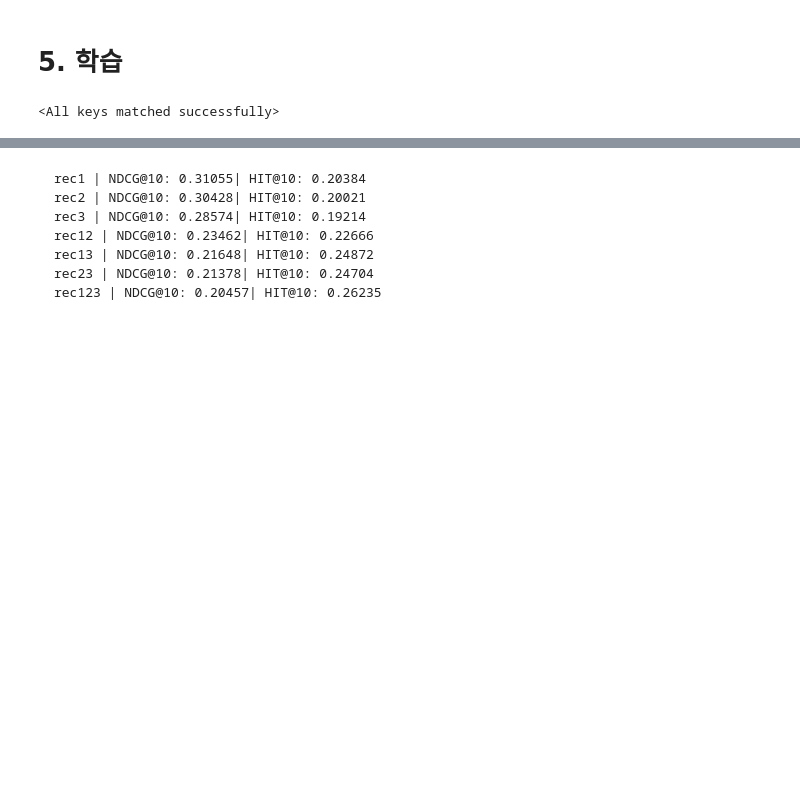
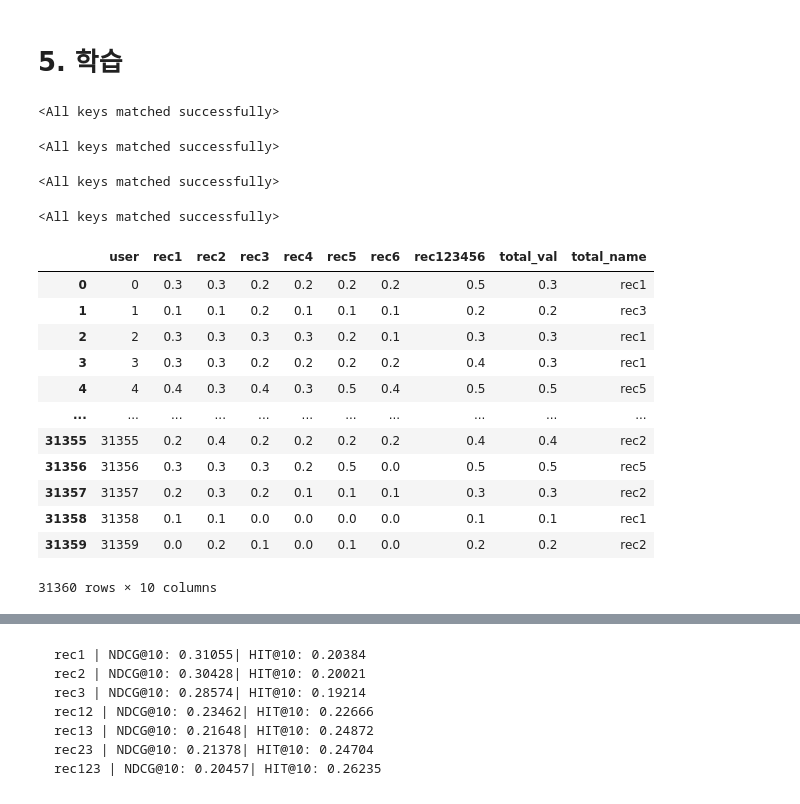
Before and after one commit to boostcampaitech3/level2-movie-recommendation-level2-recsys-05, a Jupyter notebook: jupyter/Ensembel.ipynb, the cells around one changed output, grey strips where cells are left out. Drawn from its saved outputs; the diff is of its cells as text; code cells hidden in the pictures; blank space fills up the shorter version.

```diff
--- a/jupyter/Ensembel.ipynb
+++ b/jupyter/Ensembel.ipynb
@@ -601,4 +822,28 @@ model3 = RecVAE(
 model3.load_state_dict(torch.load(os.path.join(config.model_path, 'RecVAE_v3.pt')))
 # %% [output]
 <All keys matched successfully>
+# %%
+model4 = AutoRec(
+    num = make_matrix_data_set.num_item,
+    num_factor = 64).to(device)
+
+model4.load_state_dict(torch.load(os.path.join(config.model_path, 'AutoRec_v1.pt')))
+# %% [output]
+<All keys matched successfully>
+# %%
+model5 = MultiDAE(
+    p_dims = [100, 200, 400] + [make_matrix_data_set.num_item],
+    dropout_rate = 0.5).to(device)
+
+model5.load_state_dict(torch.load(os.path.join(config.model_path, 'Multi-DAE_v1.pt')))
+# %% [output]
+<All keys matched successfully>
+# %%
+model6 = MultiVAE(
+    p_dims = [100, 200, 400] + [make_matrix_data_set.num_item],
+    dropout_rate = 0.5).to(device)
+
+model6.load_state_dict(torch.load(os.path.join(config.model_path, 'Multi-VAE_v1.pt')))
+# %% [output]
+<All keys matched successfully>
 # %%
@@ -611,3 +859,36 @@ total_evaluate(
     user_valid = user_valid,
     candidate_cnt = 10,
     )
+# %%
+# 유저들 마다 rec1 or rec2 or rec3 or ranking 등 맞는 방법에 따라사 추천을 해주는 것도 좋은 방법이 될 수 있음
+
+new_df = pd.DataFrame(df)
+
+def get_total_name(x):
+    val_list = [x['rec1'], x['rec2'], x['rec3'], x['rec4'], x['rec5'] , x['rec6']]
+    max_val = max(val_list)
+    val_idx = val_list.index(max_val)
+    if val_idx == 0 : return 'rec1'
+    elif val_idx == 1 : return 'rec2'
+    elif val_idx == 2 : return 'rec3'
+    elif val_idx == 3 : return 'rec4'
+    elif val_idx == 4 : return 'rec5'
+    elif val_idx == 5 : return 'rec6'
+
+new_df['total_val'] = new_df.apply(lambda x: max(x['rec1'], x['rec2'], x['rec3'], x['rec4'], x['rec5'] , x['rec6']), axis = 1)
+new_df['total_name'] = new_df.apply(lambda x: get_total_name(x), axis = 1)
+new_df
+# %% [output]
+|  | user | rec1 | rec2 | rec3 | rec4 | rec5 | rec6 | rec123456 | total_val | total_name |
+| 0 | 0 | 0.3 | 0.3 | 0.2 | 0.2 | 0.2 | 0.2 | 0.5 | 0.3 | rec1 |
+| 1 | 1 | 0.1 | 0.1 | 0.2 | 0.1 | 0.1 | 0.1 | 0.2 | 0.2 | rec3 |
+| 2 | 2 | 0.3 | 0.3 | 0.3 | 0.3 | 0.2 | 0.1 | 0.3 | 0.3 | rec1 |
+| 3 | 3 | 0.3 | 0.3 | 0.2 | 0.2 | 0.2 | 0.2 | 0.4 | 0.3 | rec1 |
+| 4 | 4 | 0.4 | 0.3 | 0.4 | 0.3 | 0.5 | 0.4 | 0.5 | 0.5 | rec5 |
+| ... | ... | ... | ... | ... | ... | ... | ... | ... | ... | ... |
+| 31355 | 31355 | 0.2 | 0.4 | 0.2 | 0.2 | 0.2 | 0.2 | 0.4 | 0.4 | rec2 |
+| 31356 | 31356 | 0.3 | 0.3 | 0.3 | 0.2 | 0.5 | 0.0 | 0.5 | 0.5 | rec5 |
+| 31357 | 31357 | 0.2 | 0.3 | 0.2 | 0.1 | 0.1 | 0.1 | 0.3 | 0.3 | rec2 |
+| 31358 | 31358 | 0.1 | 0.1 | 0.0 | 0.0 | 0.0 | 0.0 | 0.1 | 0.1 | rec1 |
+| 31359 | 31359 | 0.0 | 0.2 | 0.1 | 0.0 | 0.1 | 0.0 | 0.2 | 0.2 | rec2 |
+31360 rows × 10 columns
```
Also changed, not shown: parts of 17 cells of this notebook, 3 other files.
